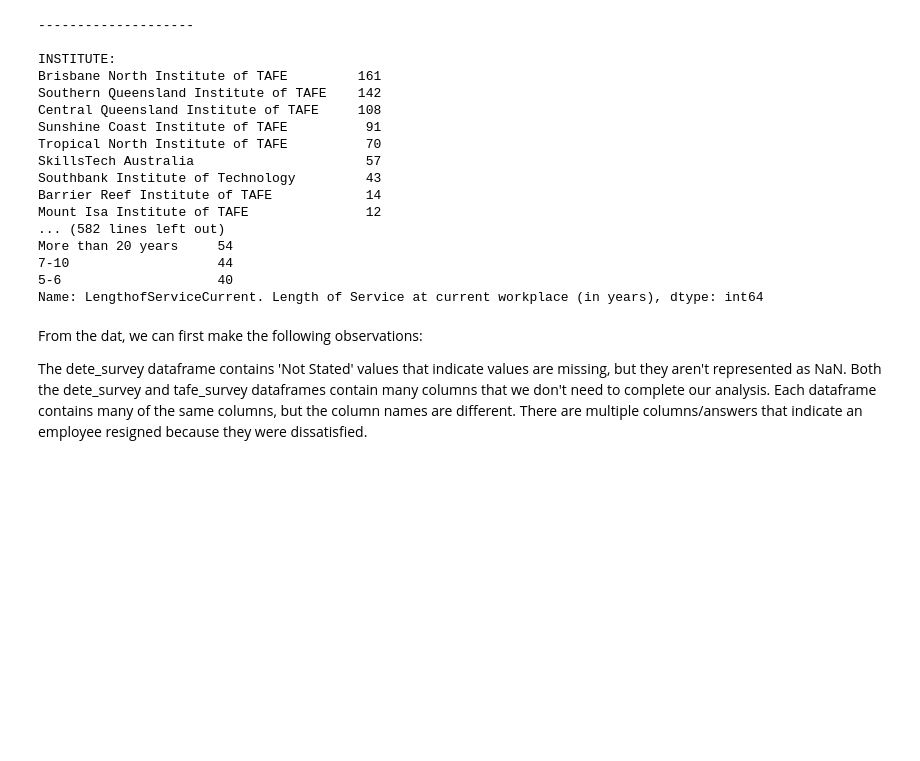
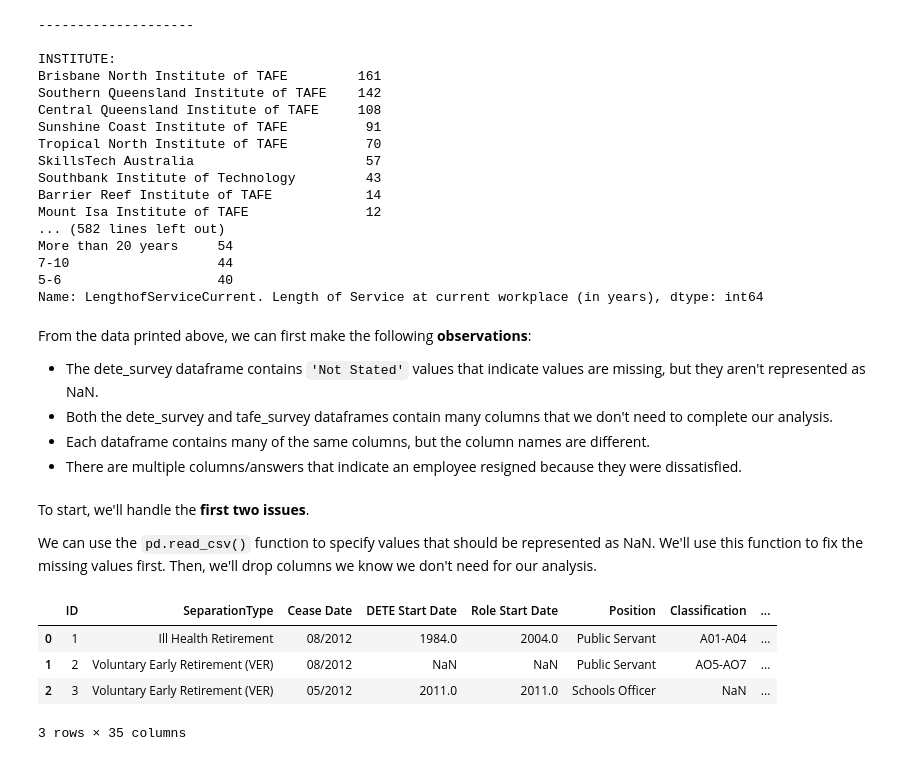
Before and after one commit to eugene-petrash/employees-resigning, a Jupyter notebook: main.ipynb, the cells around one changed output. Drawn from its saved outputs; the diff is of its cells as text; code cells hidden in the pictures; blank space fills up the shorter version.

Commit message:
Consider 'Not Stated' value as NaN when read csv. Drop excess culumns what won't be useed for target analysis

```diff
--- a/main.ipynb
+++ b/main.ipynb
@@ -172,9 +172,25 @@ More than 20 years     54
 5-6                    40
 Name: LengthofServiceCurrent. Length of Service at current workplace (in years), dtype: int64
 # %% [markdown]
-From the dat, we can first make the following observations:
+From the data printed above, we can first make the following __observations__:
 
-The dete_survey dataframe contains 'Not Stated' values that indicate values are missing, but they aren't represented as NaN.
-Both the dete_survey and tafe_survey dataframes contain many columns that we don't need to complete our analysis.
-Each dataframe contains many of the same columns, but the column names are different.
-There are multiple columns/answers that indicate an employee resigned because they were dissatisfied.
+*  The dete_survey dataframe contains `'Not Stated'` values that indicate values are missing, but they aren't represented as NaN.
+*  Both the dete_survey and tafe_survey dataframes contain many columns that we don't need to complete our analysis.
+*  Each dataframe contains many of the same columns, but the column names are different.
+*  There are multiple columns/answers that indicate an employee resigned because they were dissatisfied.
+# %% [markdown]
+To start, we'll handle the __first two issues__.
+
+We can use the `pd.read_csv()` function to specify values that should be represented as NaN. We'll use this function to fix the missing values first. Then, we'll drop columns we know we don't need for our analysis.
+# %%
+dete_survey = pd.read_csv("dete_survey.csv", na_values="Not Stated")
+# %%
+dete_survey_updated = dete_survey.drop(dete_survey.columns[28:49], axis=1)
+# %%
+dete_survey_updated.head(3)
+# %% [output]
+|  | ID | SeparationType | Cease Date | DETE Start Date | Role Start Date | Position | Classification | ... |
+| 0 | 1 | Ill Health Retirement | 08/2012 | 1984.0 | 2004.0 | Public Servant | A01-A04 | ... |
+| 1 | 2 | Voluntary Early Retirement (VER) | 08/2012 | NaN | NaN | Public Servant | AO5-AO7 | ... |
+| 2 | 3 | Voluntary Early Retirement (VER) | 05/2012 | 2011.0 | 2011.0 | Schools Officer | NaN | ... |
+3 rows × 35 columns
```
Also changed, not shown: parts of 2 cells of this notebook.
